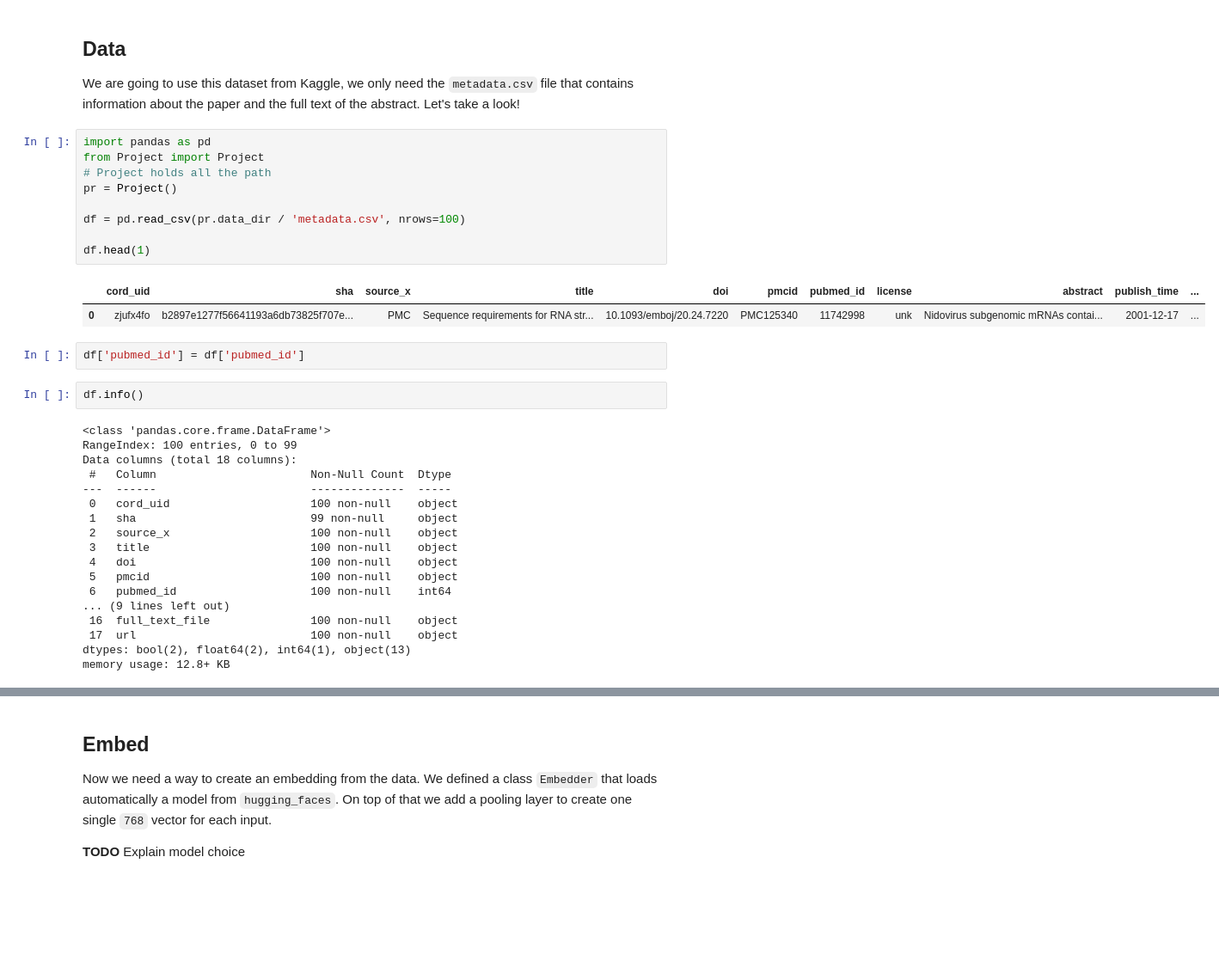
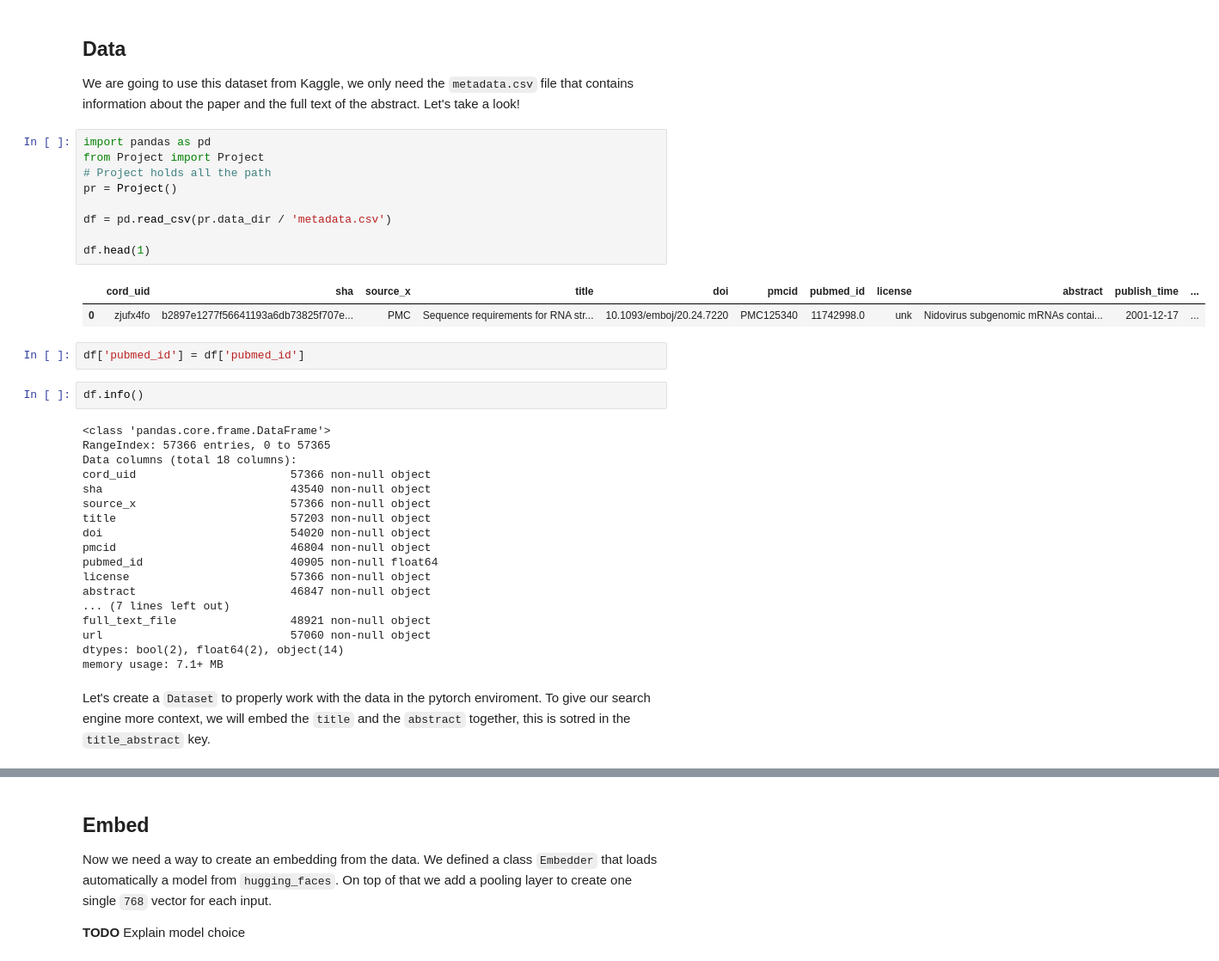
Before and after one commit to FrancescoSaverioZuppichini/Search-COVID-papers-with-Deep-Learning, a Jupyter notebook: README.ipynb, the cells around one changed output, grey strips where cells are left out. Shown: that part at 86% size. Drawn from its saved outputs; the diff is of its cells as text; blank space fills up the shorter version.

Commit message:
searching done

```diff
--- a/README.ipynb
+++ b/README.ipynb
@@ -13,34 +13,36 @@ We are going to use this dataset from Kaggle, we only need the `metadata.csv` fi
 # %%
 import pandas as pd
 from Project import Project
 # Project holds all the path
 pr = Project()
 
-df = pd.read_csv(pr.data_dir / 'metadata.csv', nrows=100)
+df = pd.read_csv(pr.data_dir / 'metadata.csv')
 
 df.head(1)
 # %% [output]
 |  | cord_uid | sha | source_x | title | doi | pmcid | pubmed_id | license | abstract | publish_time | ... |
-| 0 | zjufx4fo | b2897e1277f56641193a6db73825f707e... | PMC | Sequence requirements for RNA str... | 10.1093/emboj/20.24.7220 | PMC125340 | 11742998 | unk | Nidovirus subgenomic mRNAs contai... | 2001-12-17 | ... |
+| 0 | zjufx4fo | b2897e1277f56641193a6db73825f707e... | PMC | Sequence requirements for RNA str... | 10.1093/emboj/20.24.7220 | PMC125340 | 11742998.0 | unk | Nidovirus subgenomic mRNAs contai... | 2001-12-17 | ... |
 # %%
 df['pubmed_id'] = df['pubmed_id']
 # %%
 df.info()
 # %% [output]
 <class 'pandas.core.frame.DataFrame'>
-RangeIndex: 100 entries, 0 to 99
+RangeIndex: 57366 entries, 0 to 57365
 Data columns (total 18 columns):
- #   Column                       Non-Null Count  Dtype
----  ------                       --------------  -----
- 0   cord_uid                     100 non-null    object
- 1   sha                          99 non-null     object
- 2   source_x                     100 non-null    object
- 3   title                        100 non-null    object
- 4   doi                          100 non-null    object
- 5   pmcid                        100 non-null    object
- 6   pubmed_id                    100 non-null    int64
-... (9 lines left out)
- 16  full_text_file               100 non-null    object
- 17  url                          100 non-null    object
-dtypes: bool(2), float64(2), int64(1), object(13)
-memory usage: 12.8+ KB
+cord_uid                       57366 non-null object
+sha                            43540 non-null object
+source_x                       57366 non-null object
+title                          57203 non-null object
+doi                            54020 non-null object
+pmcid                          46804 non-null object
+pubmed_id                      40905 non-null float64
+license                        57366 non-null object
+abstract                       46847 non-null object
+... (7 lines left out)
+full_text_file                 48921 non-null object
+url                            57060 non-null object
+dtypes: bool(2), float64(2), object(14)
+memory usage: 7.1+ MB
+# %% [markdown]
+Let's create a `Dataset` to properly work with the data in the pytorch enviroment. To give our search engine more context, we will embed the `title` and the `abstract` together, this is sotred in the `title_abstract` key.
```
Also changed, not shown: parts of 23 cells of this notebook.
